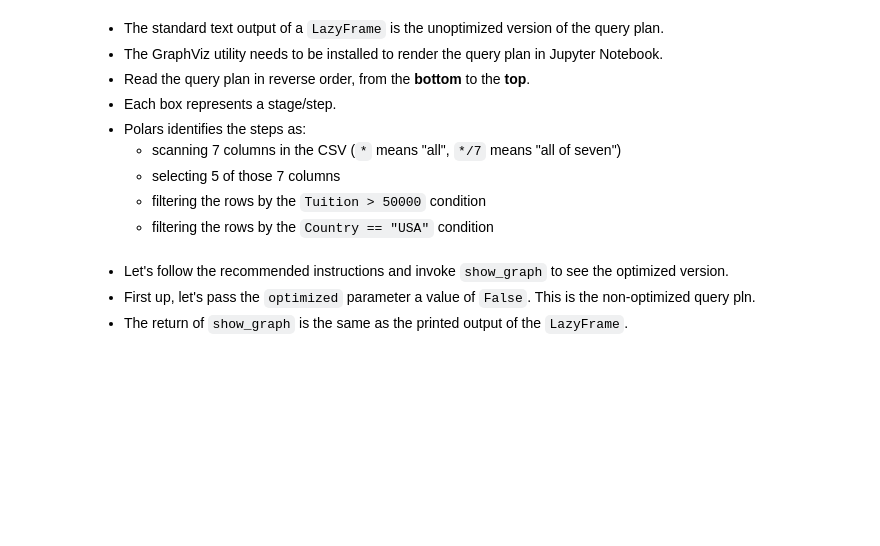
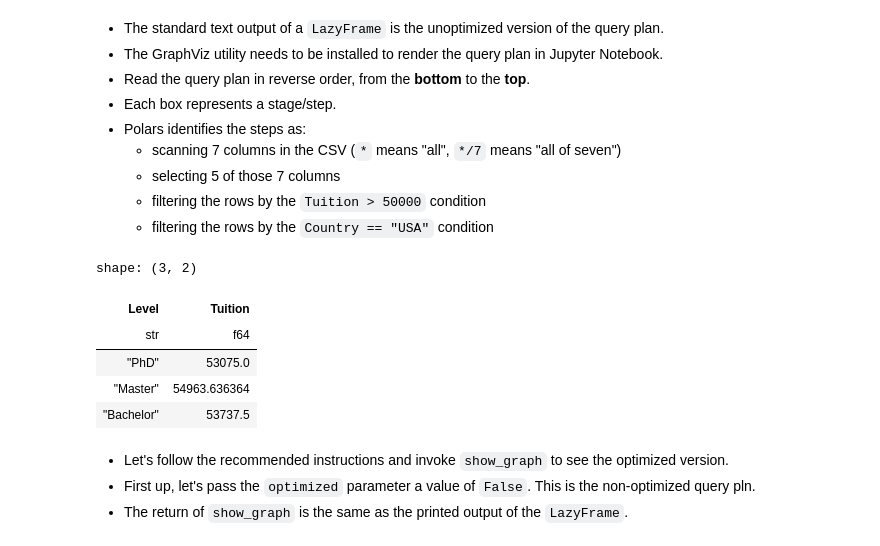
Before and after one commit to yaowenqiang/Data-Analysis-with-Polars-and-Python, a Jupyter notebook: incomplete/17 - LazyFrames.ipynb, the cells around one changed output. Saved outputs shown, nothing was run; the diff lists cells and outputs as text; code cells hidden in the pictures; blank space fills up the shorter version.

```diff
--- a/incomplete/17 - LazyFrames.ipynb
+++ b/incomplete/17 - LazyFrames.ipynb
@@ -28,6 +44,17 @@ The next lesson creates a LazyFrame and renders it in visual form. If you'd like
 
 You can download the GraphViz installer here:
 https://graphviz.org/download/
+# %%
+education_costs = (
+    pl.scan_csv("education_costs.csv")
+    .select(pl.col("Program", "Level", "University", "Tuition", "Country"))
+    .filter(
+        pl.col("Tuition") > 50000,
+        pl.col("Country") == "USA",
+    )
+    .group_by("Level")
+    .agg(pl.col("Tuition").mean())
+)
 # %% [markdown]
 ## The scan_csv Function and the collect Method
 - When we method chain, each method returns a new `DataFrame` that the following method operates on.
@@ -53,6 +92,15 @@ https://graphviz.org/download/
     - selecting 5 of those 7 columns
     - filtering the rows by the `Tuition > 50000` condition
     - filtering the rows by the `Country == "USA"` condition
+# %%
+education_costs.collect()
+# %% [output]
+shape: (3, 2)
+| Level | Tuition |
+| str | f64 |
+| "PhD" | 53075.0 |
+| "Master" | 54963.636364 |
+| "Bachelor" | 53737.5 |
 # %% [markdown]
 - Let's follow the recommended instructions and invoke `show_graph` to see the optimized version.
 - First up, let's pass the `optimized` parameter a value of `False`. This is the non-optimized query pln.
```
Also changed, not shown: parts of 16 cells of this notebook.
